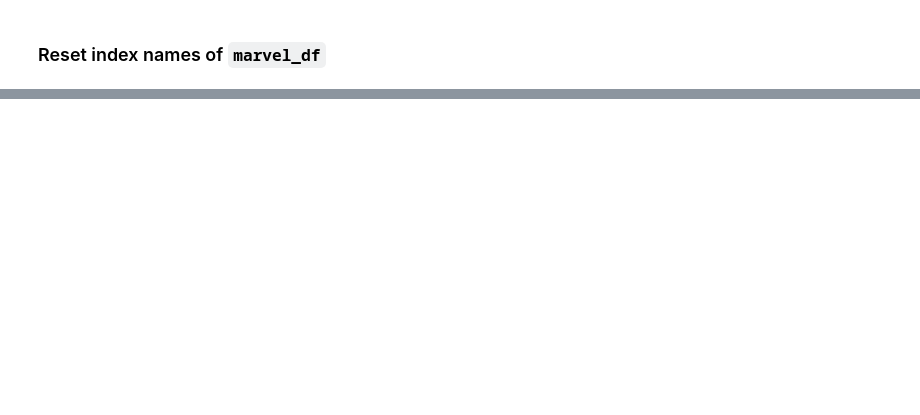
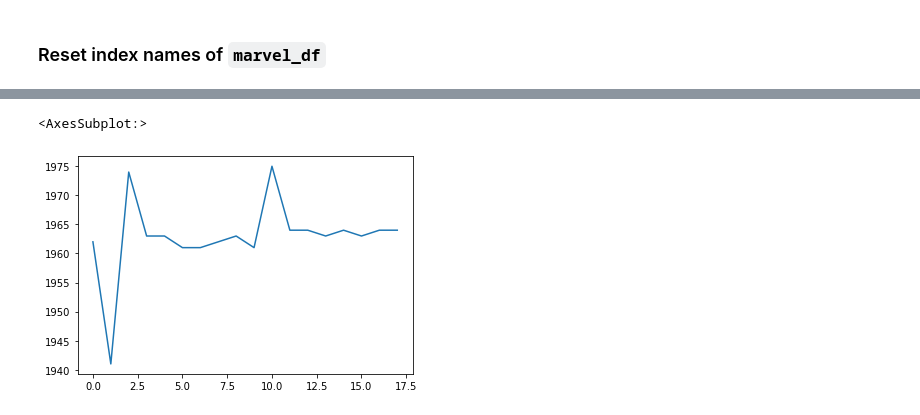
Before and after one commit to russellcaragay/FreeCodeCamp-Learnings, a Jupyter notebook: introduction-pandas/4 - Pandas DataFrames exercises.ipynb, the cells around one changed output, grey strips where cells are left out. Drawn from its saved outputs; the diff is of its cells as text; code cells hidden in the pictures; blank space fills up the shorter version.

```diff
--- a/introduction-pandas/4 - Pandas DataFrames exercises.ipynb
+++ b/introduction-pandas/4 - Pandas DataFrames exercises.ipynb
@@ -99,3 +252,4 @@ marvel_df
 ### Drop 'Namor' and 'Hank Pym' rows
 # %%
 # your code goes here
+marvel_df = marvel_df.drop(['Namor','Hank Pym'], axis = 0)
@@ -166,3 +469,5 @@ marvel_df.iloc[[0, -1],]
+# %%
+marvel_df.loc['Vision'] = 1964
 # %%
 marvel_df.loc['Vision', 'first_appearance'] = 1964
 
@@ -169,0 +494,2 @@ marvel_df
+# %%
+marvel_df.loc['Vision','sex'] = 'male'
@@ -173,3 +520,4 @@ marvel_df
 ### Add a new column to `marvel_df` called 'years_since' with the years since `first_appearance`
 # %%
 # your code goes here
+marvel_df['years_since_2023'] = 2023 - marvel_df['first_appearance']
@@ -275,6 +869,10 @@ marvel_df
 ### Plot the values of `first_appearance`
 # %%
 # your code goes here
+marvel_df['first_appearance'].plot()
+# %% [output]
+<AxesSubplot:>
+[figure, added]
 # %%
 #plt.plot(marvel_df.index, marvel_df.first_appearance)
 marvel_df.first_appearance.plot()
```
Also changed, not shown: parts of 58 cells of this notebook, 10 other files.
